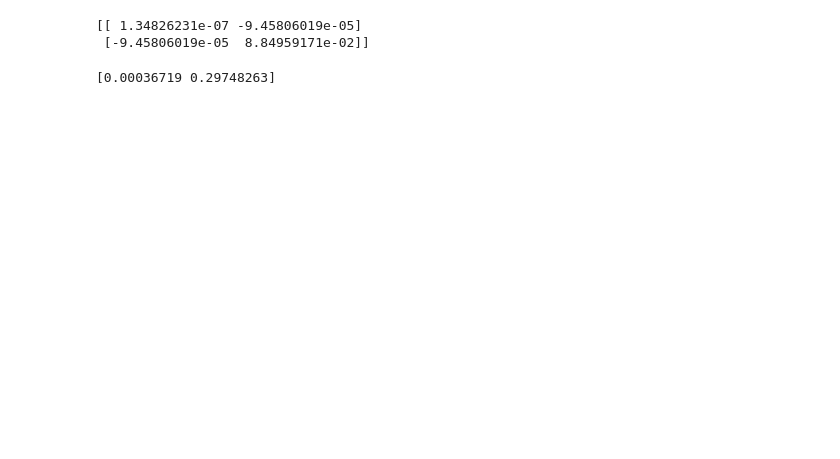
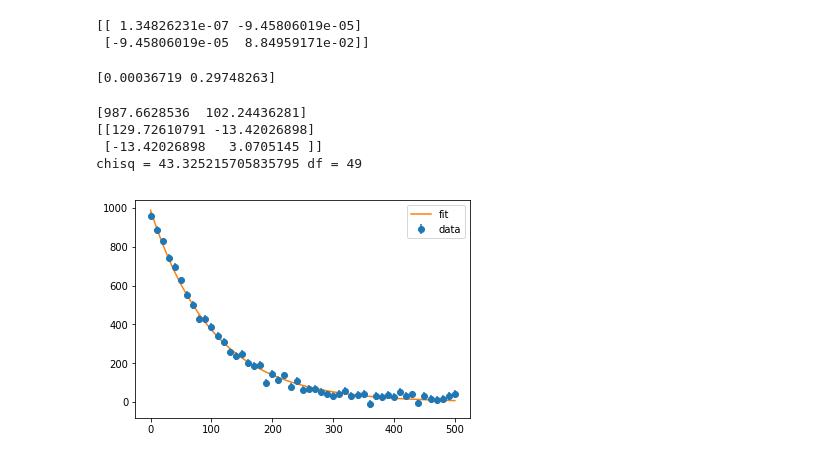
Before and after one commit to gmalim/meteorological_analysis, a Jupyter notebook: temperature_analysis.ipynb, the cells around one changed output. Cells and saved outputs as stored; diff of their text form; code cells hidden in the pictures; blank space fills up the shorter version.

```diff
--- a/temperature_analysis.ipynb
+++ b/temperature_analysis.ipynb
@@ -327,3 +370,47 @@ p2_err = np.sqrt(np.diag(p2_cov))
 print(p2_err)
 # %% [output]
 [0.00036719 0.29748263]
+# %%
+def f(t,N0,tau):
+    """The model function"""
+    return N0*np.exp(-t/tau)
+# %%
+# Model parameters
+T = 500
+dt = 10
+N0 = 1000
+tau = 100
+stdev = 20
+
+# Create the artificial dataset
+nobs = int(T/dt + 1.5)
+t = dt*np.arange(nobs)
+N = f(t,N0,tau)
+Nfluct = stdev*np.random.normal(size=nobs)
+N = N + Nfluct
+sig = np.zeros(nobs) + stdev
+
+# Fit the curve
+start = (1100, 90)
+popt, pcov = curve_fit(f,t,N,sigma = sig,p0 = start,absolute_sigma=True)
+print(popt)
+print(pcov)
+
+# Compute chi square
+Nexp = f(t, *popt)
+r = N - Nexp
+chisq = np.sum((r/stdev)**2)
+df = nobs - 2
+print('chisq =',chisq,'df =',df)
+
+# Plot the data with error bars along with the fit result
+plt.errorbar(t, N, yerr=sig, fmt = 'o', label='data')
+plt.plot(t, Nexp, label='fit')
+plt.legend()
+plt.show()
+# %% [output]
+[987.6628536  102.24436281]
+[[129.72610791 -13.42026898]
+ [-13.42026898   3.0705145 ]]
+chisq = 43.325215705835795 df = 49
+[figure, added]
```
Also changed, not shown: parts of 14 cells of this notebook.
